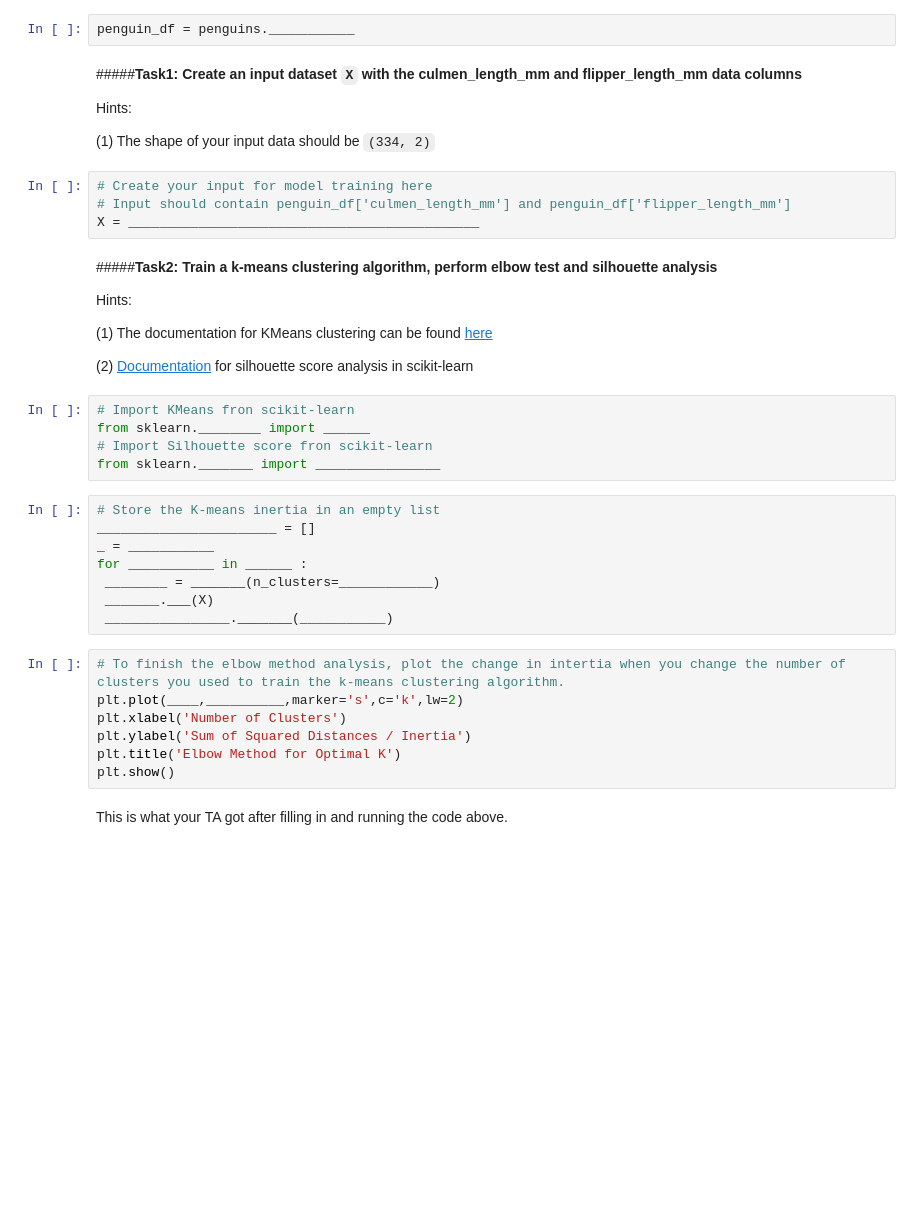
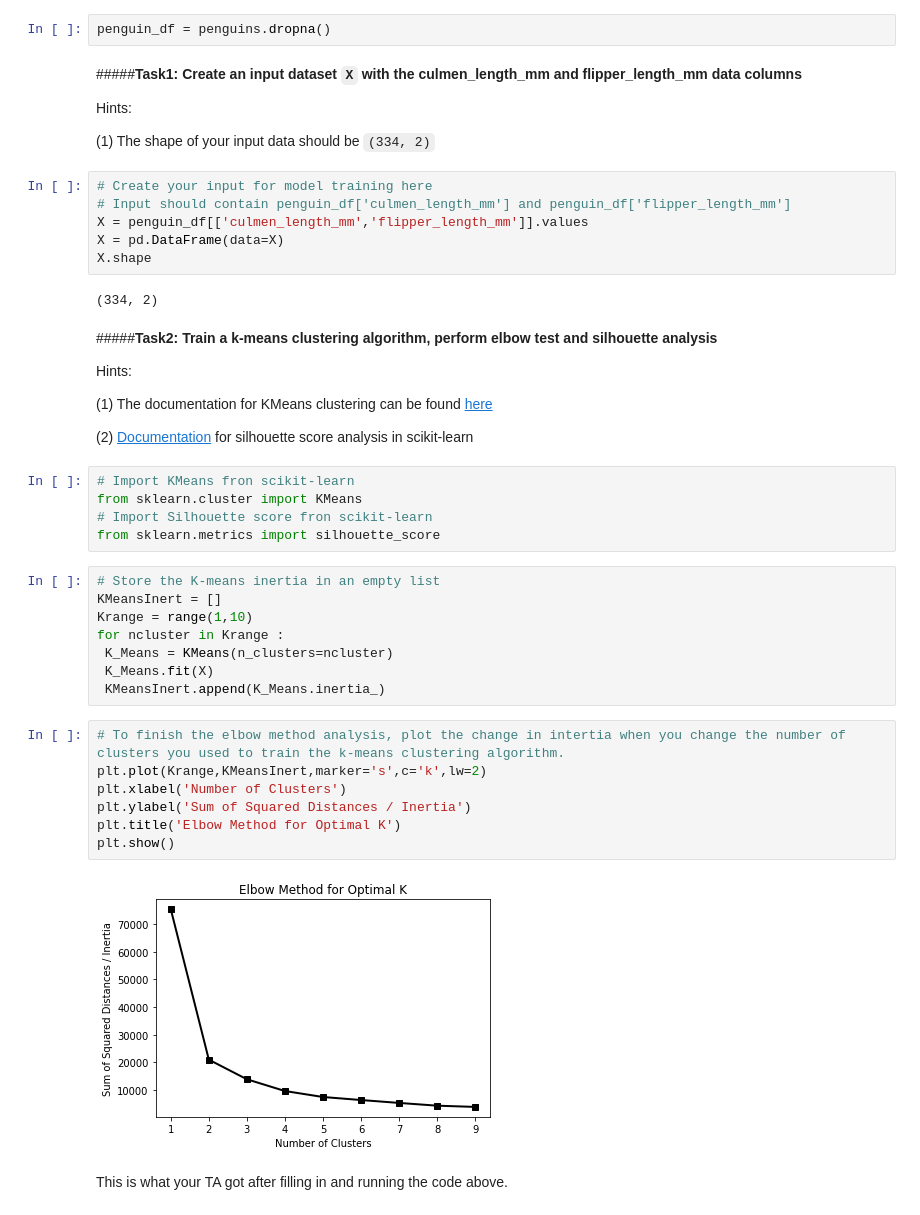
Before and after one commit to JerKeller/2022_Intro_Python, a Jupyter notebook: W4_S1.ipynb, the cells around one changed output. Saved outputs shown, nothing was run; the diff lists cells and outputs as text; blank space fills up the shorter version.

```diff
--- a/W4_S1.ipynb
+++ b/W4_S1.ipynb
@@ -92,7 +93,7 @@ Downloading data from 'https://unils-my.sharepoint.com/:x:/g/personal/tom_beucle
 
 Hint: `pandas` has a easy function for data clean up. Check out [documentation](https://pandas.pydata.org/pandas-docs/stable/reference/api/pandas.DataFrame.dropna.html) for details.
 # %%
-penguin_df = penguins.___________
+penguin_df = penguins.dropna()
 # %% [markdown]
 #####**Task1: Create an input dataset `X` with the culmen_length_mm and flipper_length_mm data columns**
 
@@ -102,7 +103,11 @@ Hints:
 # %%
 # Create your input for model training here
 # Input should contain penguin_df['culmen_length_mm'] and penguin_df['flipper_length_mm']
-X = _____________________________________________
+X = penguin_df[['culmen_length_mm','flipper_length_mm']].values
+X = pd.DataFrame(data=X)
+X.shape
+# %% [output]
+(334, 2)
 # %% [markdown]
 #####**Task2: Train a k-means clustering algorithm, perform elbow test and silhouette analysis**
 
@@ -113,24 +118,26 @@ Hints:
 (2) [Documentation](https://scikit-learn.org/stable/modules/generated/sklearn.metrics.silhouette_score.html?highlight=silhouette+score#sklearn.metrics.silhouette_score) for silhouette score analysis in scikit-learn
 # %%
 # Import KMeans fron scikit-learn
-from sklearn.________ import ______
+from sklearn.cluster import KMeans
 # Import Silhouette score fron scikit-learn
-from sklearn._______ import ________________
+from sklearn.metrics import silhouette_score
 # %%
 # Store the K-means inertia in an empty list
-_______________________ = []
-_ = ___________
-for ___________ in ______ :
- ________ = _______(n_clusters=____________)
- _______.___(X)
- ________________._______(___________)
+KMeansInert = []
+Krange = range(1,10)
+for ncluster in Krange :
+ K_Means = KMeans(n_clusters=ncluster)
+ K_Means.fit(X)
+ KMeansInert.append(K_Means.inertia_)
 # %%
 # To finish the elbow method analysis, plot the change in intertia when you change the number of clusters you used to train the k-means clustering algorithm.
-plt.plot(____,__________,marker='s',c='k',lw=2)
+plt.plot(Krange,KMeansInert,marker='s',c='k',lw=2)
 plt.xlabel('Number of Clusters')
 plt.ylabel('Sum of Squared Distances / Inertia')
 plt.title('Elbow Method for Optimal K')
 plt.show()
+# %% [output]
+[figure, added]
 # %% [markdown]
 This is what your TA got after filling in and running the code above.
 # %% [markdown]
```
Also changed, not shown: parts of 14 cells of this notebook.
